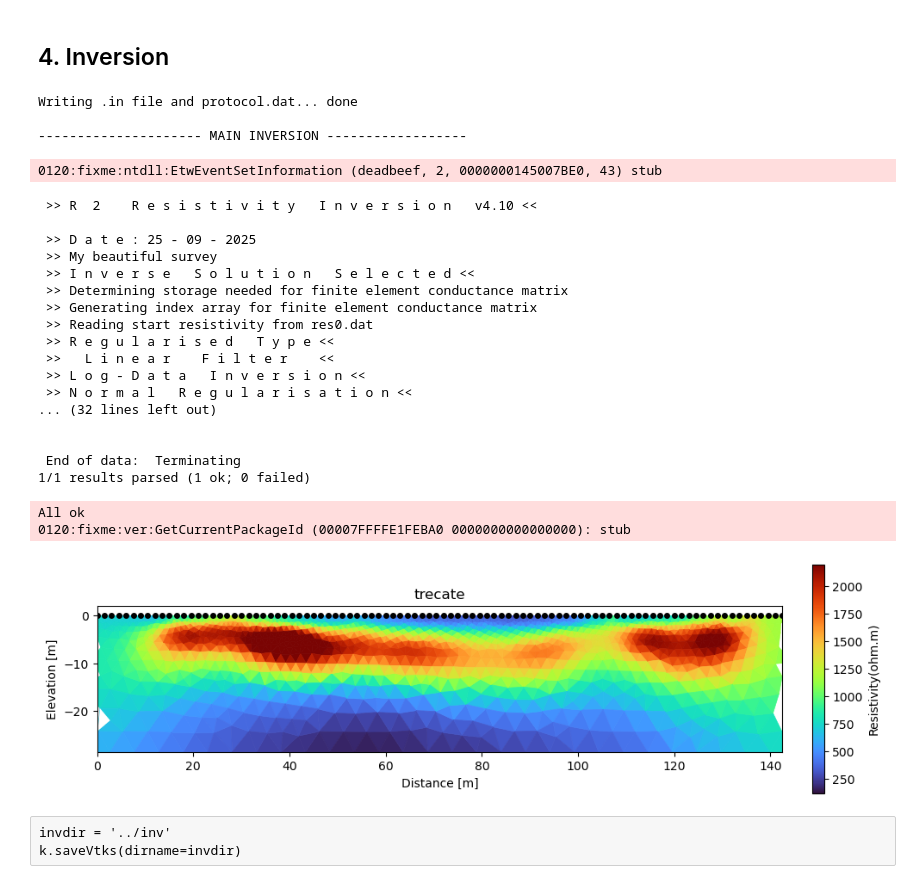
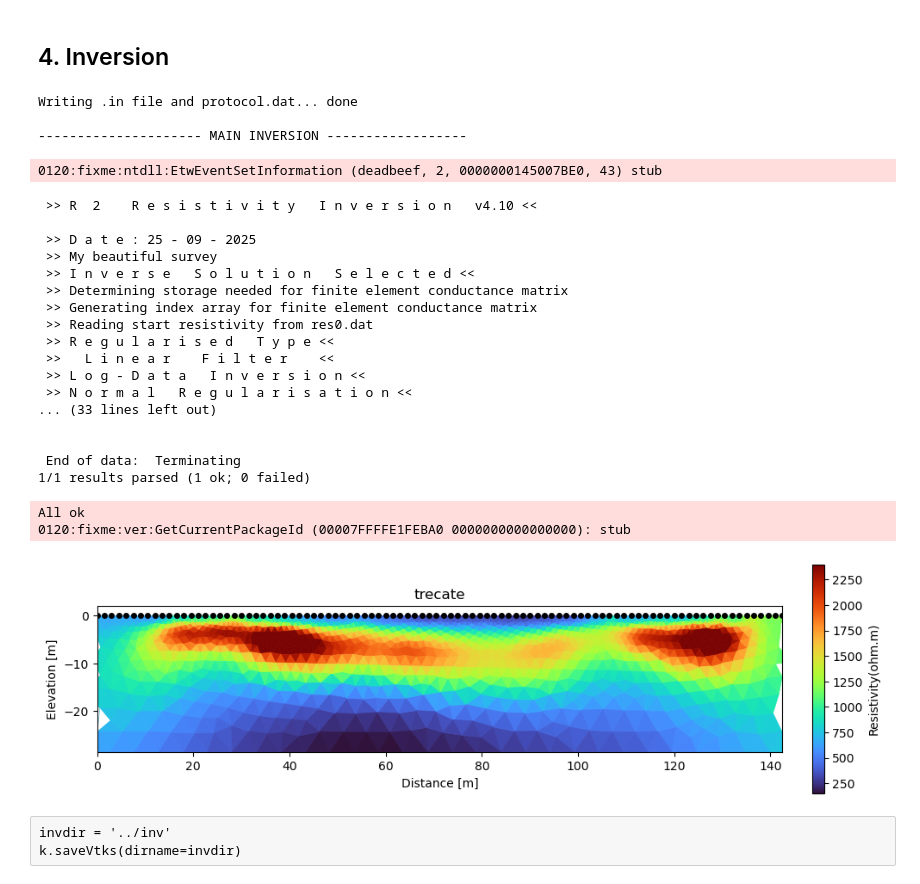
Before and after one commit to AlbCa/GeophysicalTools, a Jupyter notebook: ert/notebooks/nb_2Dreal-resipy.ipynb, the cells around one changed output. Cells and saved outputs as stored; diff of their text form; code cells hidden in the pictures.

```diff
--- a/ert/notebooks/nb_2Dreal-resipy.ipynb
+++ b/ert/notebooks/nb_2Dreal-resipy.ipynb
@@ -176,7 +176,7 @@ k.param['data_type'] = 1 # using log of resistitivy
 k.param['error_mod'] = 2
 #k.param['err'] = True
 k.param['a_wgt'] = 0.002
-k.param['b_wgt'] = 0.035
+k.param['b_wgt'] = 0.03
 k.invert()
 
 #k.saveProject(ertdir + 'ert-line1.resipy')
@@ -197,7 +197,7 @@ Writing .in file and protocol.dat... done
  >>   L i n e a r    F i l t e r    <<
  >> L o g - D a t a   I n v e r s i o n <<
  >> N o r m a l   R e g u l a r i s a t i o n <<
-... (32 lines left out)
+... (33 lines left out)
 
 
  End of data:  Terminating
@@ -207,21 +207,20 @@ All ok
 # %%
 # plot the results
 fig, ax = plt.subplots(figsize=(10,3), sharex=True)
 k.showResults(index=0, ax=ax,
-                 #attr='Resistivity(log10)', vmin=2.1, vmax=3.3,
-                 vmin=120, vmax=2200, attr='Resistivity(ohm.m)',
+                 vmin=150, vmax=2400, attr='Resistivity(ohm.m)',
                  #clipCorners=True,
                  #contour=True,
                  color_map='turbo', sens=True
                 )
 ax.set_xlim(0, len_x)
 ax.set_ylim(-z_doi, 2)
 ax.set_title(filename)
 fig.tight_layout()
 #fig.savefig(outputdir +filename +'_model.png', #transparent = True,
            # dpi=200)
 # %% [output]
-[figure, old version]
+[figure, new version]
 # %% [raw]
 invdir = '../inv'
 k.saveVtks(dirname=invdir)
```
Also changed, not shown: parts of 9 cells of this notebook, 1 other file.
